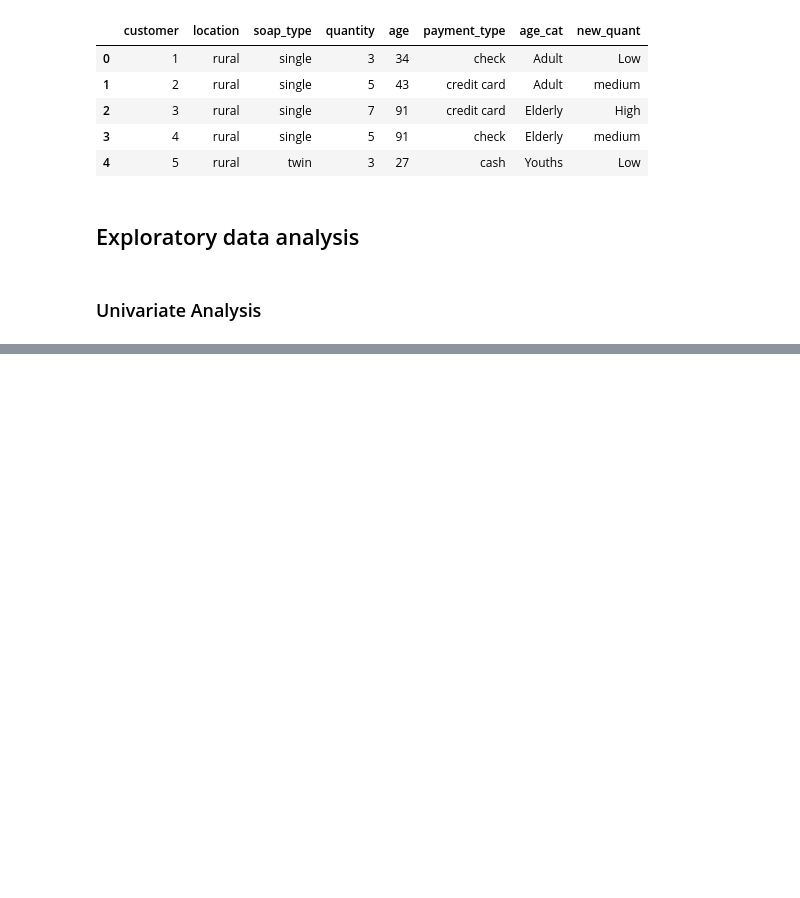
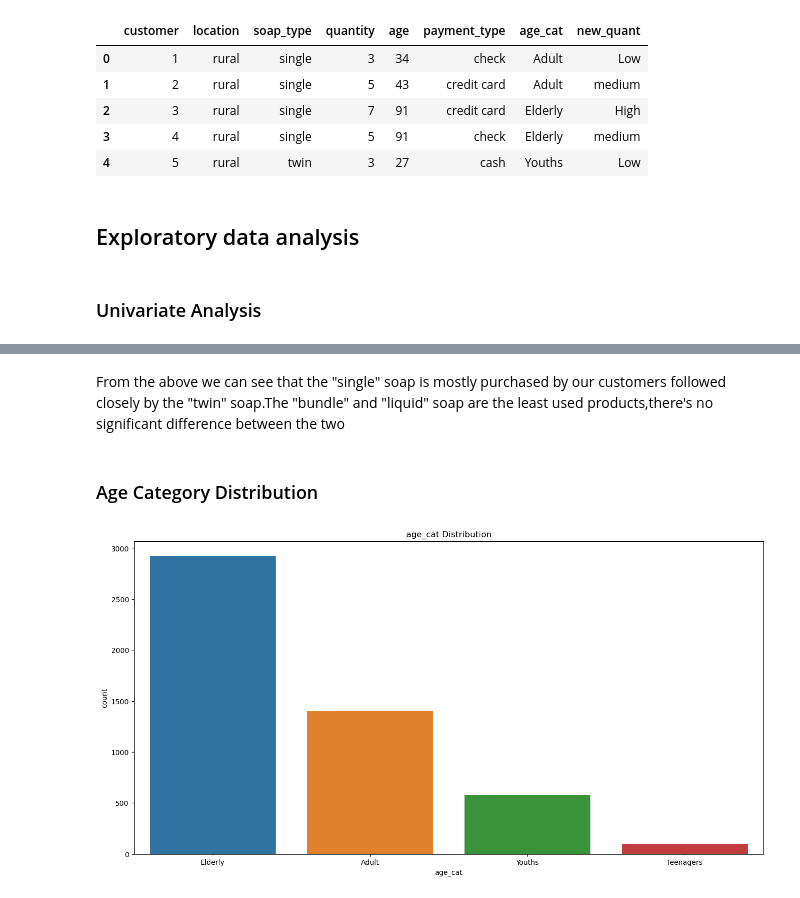
Before and after one commit to danielkimutai/Predicting-type-of-soap, a Jupyter notebook: index.ipynb, the cells around one changed output, grey strips where cells are left out. Cells and saved outputs as stored; diff of their text form; code cells hidden in the pictures; blank space fills up the shorter version.

```diff
--- a/index.ipynb
+++ b/index.ipynb
@@ -303,0 +316,8 @@ def bar_graph(df,column):
+# %% [markdown]
+From the above we can see that the "single" soap is mostly purchased by our customers followed closely by the "twin" soap.The "bundle" and "liquid" soap are the least used products,there's no significant difference between the two
+# %% [markdown]
+### Age Category Distribution
+# %%
+bar_graph(df1,"age_cat")
+# %% [output]
+[figure, added]
```
Also changed, not shown: parts of 58 cells of this notebook, 1 other file.
